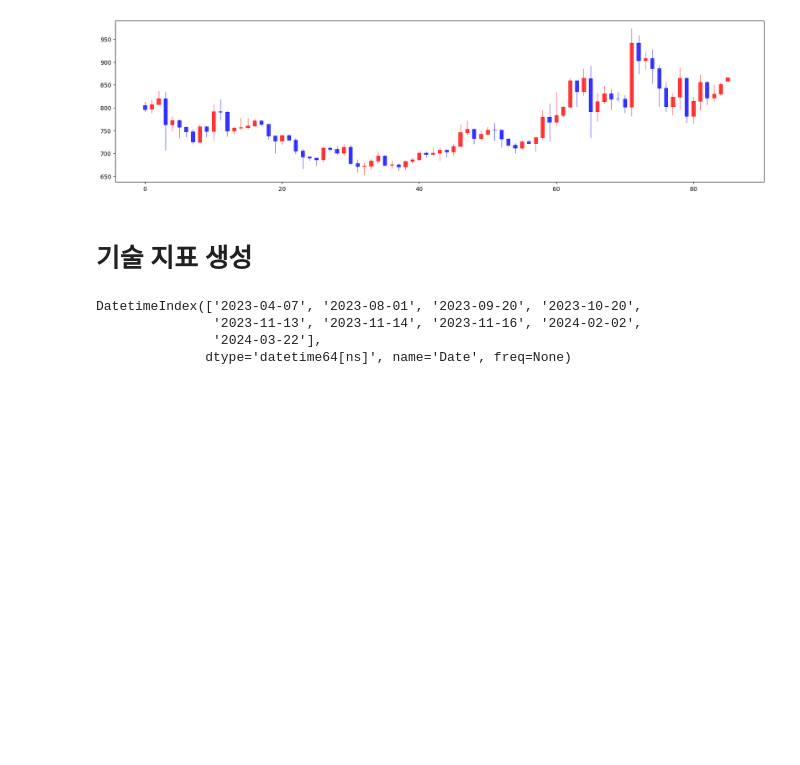
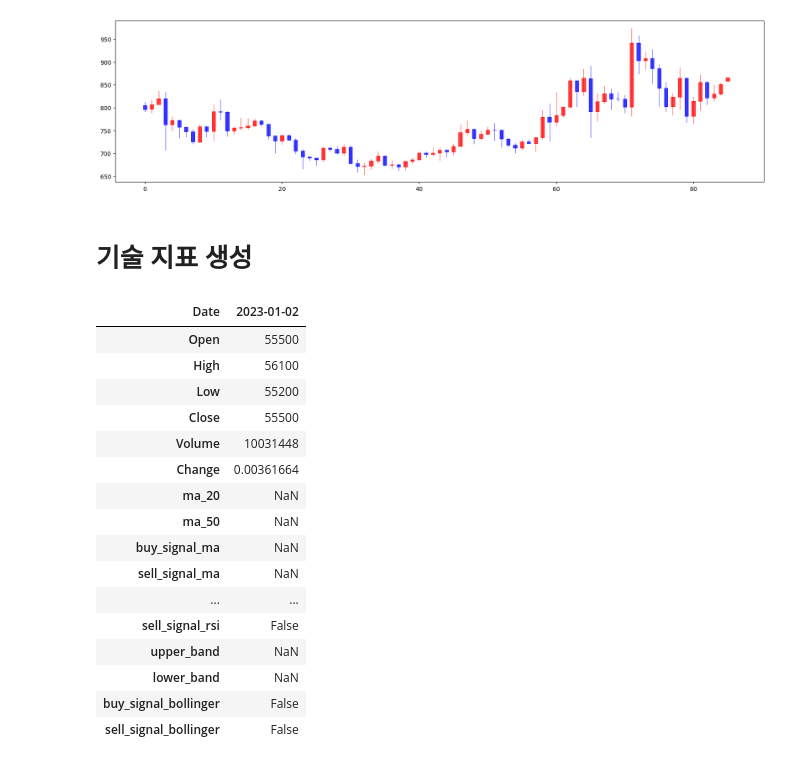
Before and after one commit to iop2000win/Stock_Analysis, a Jupyter notebook: Stock_Analysis.ipynb, the cells around one changed output. Drawn from its saved outputs; the diff is of its cells as text; code cells hidden in the pictures; blank space fills up the shorter version.

```diff
--- a/Stock_Analysis.ipynb
+++ b/Stock_Analysis.ipynb
@@ -188,11 +175,24 @@ df['ma_20'], df['ma_50'], df['buy_signal_ma'], df['sell_signal_ma'] = get_moving
 df['macd'], df['signal_line'], df['buy_signal_macd'], df['sell_signal_macd'] = get_macd(df['Close'])
 df['rsi'], df['buy_signal_rsi'], df['sell_signal_rsi'] = get_rsi(df['Close'])
 df['upper_band'], df['lower_band'], df['buy_signal_bollinger'], df['sell_signal_bollinger'] = get_bollinger_bands(df['Close'])
-# %%
-df.iloc[np.where(df['buy_signal_ma'].notnull() | df['sell_signal_ma'].notnull())[0]].index
-# %% [output]
-DatetimeIndex(['2023-04-07', '2023-08-01', '2023-09-20', '2023-10-20',
-               '2023-11-13', '2023-11-14', '2023-11-16', '2024-02-02',
-               '2024-03-22'],
-              dtype='datetime64[ns]', name='Date', freq=None)
+# %%
+df.head(1).T
+# %% [output]
+| Date | 2023-01-02 |
+| Open | 55500 |
+| High | 56100 |
+| Low | 55200 |
+| Close | 55500 |
+| Volume | 10031448 |
+| Change | 0.00361664 |
+| ma_20 | NaN |
+| ma_50 | NaN |
+| buy_signal_ma | NaN |
+| sell_signal_ma | NaN |
+| ... | ... |
+| sell_signal_rsi | False |
+| upper_band | NaN |
+| lower_band | NaN |
+| buy_signal_bollinger | False |
+| sell_signal_bollinger | False |
 # %%
```
Also changed, not shown: parts of 4 cells of this notebook.
